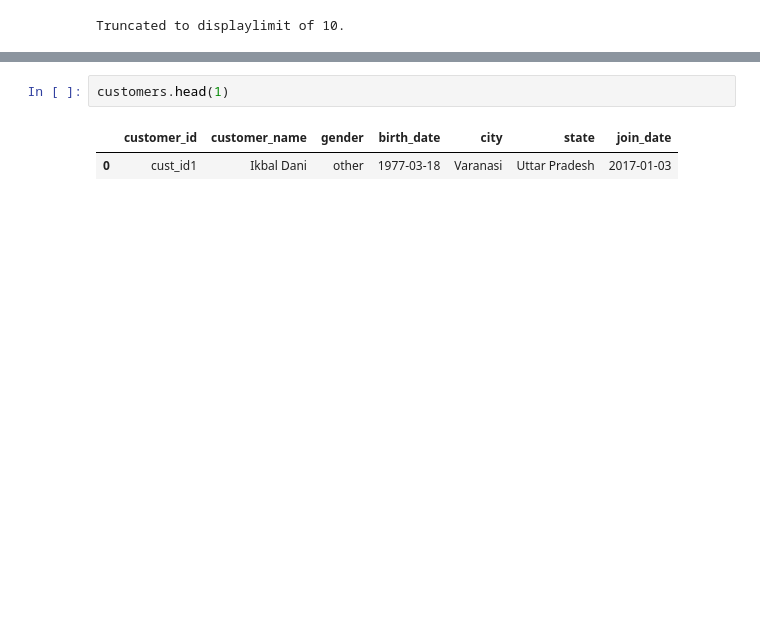
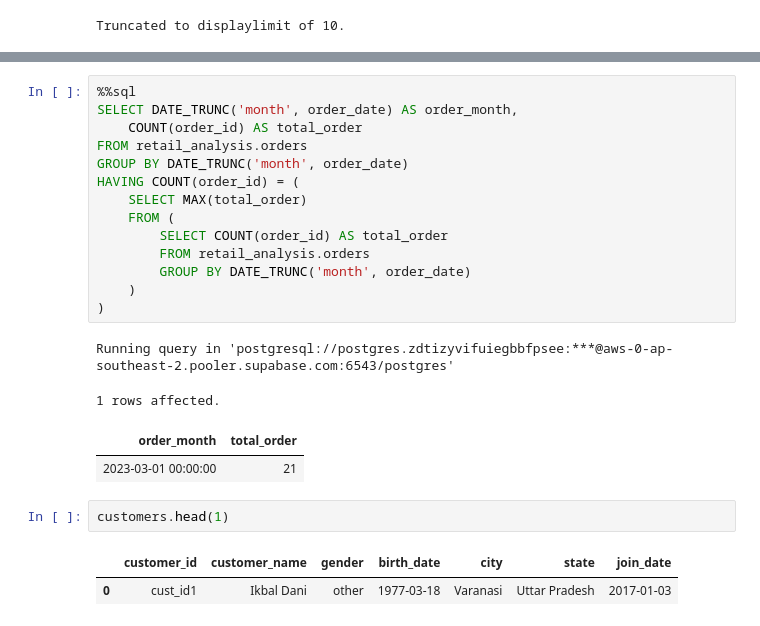
Before and after one commit to umesh-creates/sql_pandas_exercise_and_notes, a Jupyter notebook: retail_analysis exercise/date _and_time.ipynb, the cells around one changed output, grey strips where cells are left out. Drawn from its saved outputs; the diff is of its cells as text; blank space fills up the shorter version.

Commit message:
for each month max tatal_orders without limit

```diff
--- a/retail_analysis exercise/date _and_time.ipynb
+++ b/retail_analysis exercise/date _and_time.ipynb
@@ -1334,3 +1345,22 @@ Truncated to displaylimit of 10.
+# %%
+%%sql
+SELECT DATE_TRUNC('month', order_date) AS order_month,
+    COUNT(order_id) AS total_order
+FROM retail_analysis.orders
+GROUP BY DATE_TRUNC('month', order_date)
+HAVING COUNT(order_id) = (
+    SELECT MAX(total_order)
+    FROM (
+        SELECT COUNT(order_id) AS total_order
+        FROM retail_analysis.orders
+        GROUP BY DATE_TRUNC('month', order_date)
+    )
+)
+# %% [output]
+Running query in 'postgresql://postgres.zdtizyvifuiegbbfpsee:***@aws-0-ap-southeast-2.pooler.supabase.com:6543/postgres'
+1 rows affected.
+| order_month | total_order |
+| 2023-03-01 00:00:00 | 21 |
 # %%
 customers.head(1)
 # %% [output]
```
Also changed, not shown: parts of 1 cell of this notebook.
